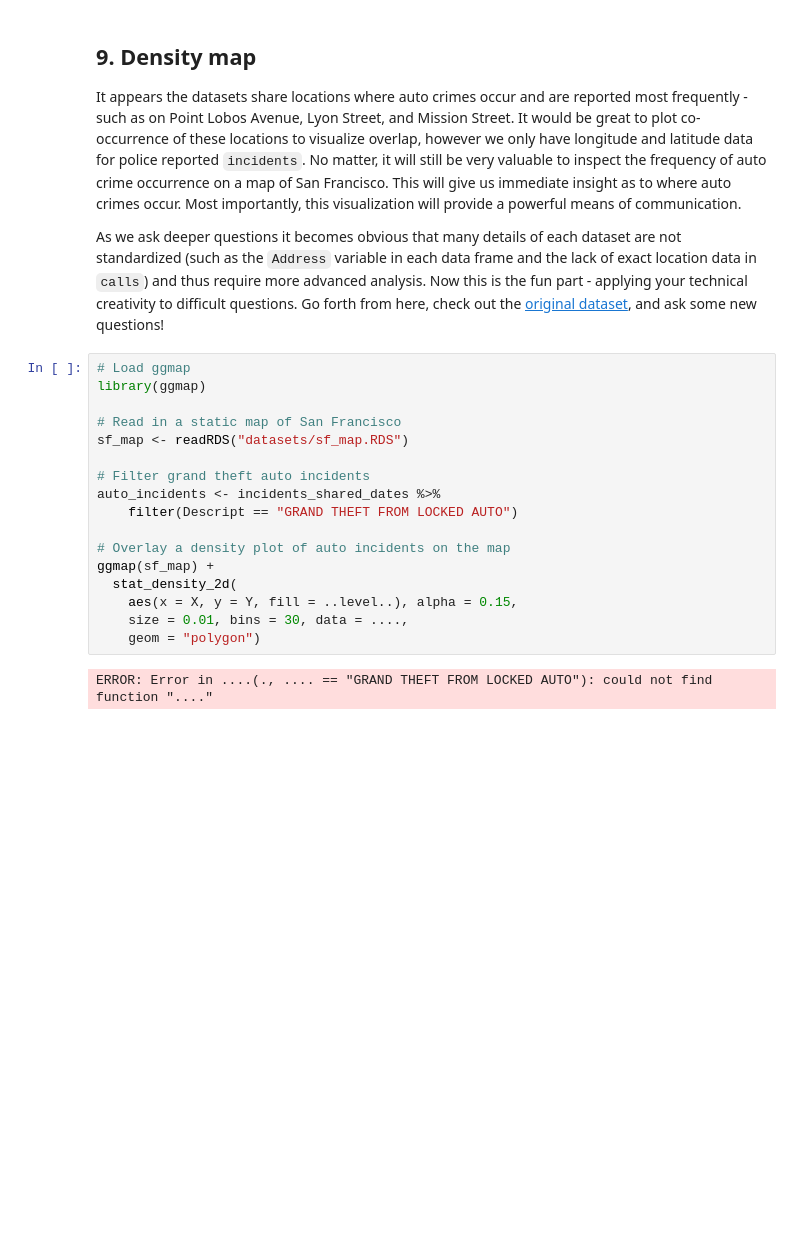
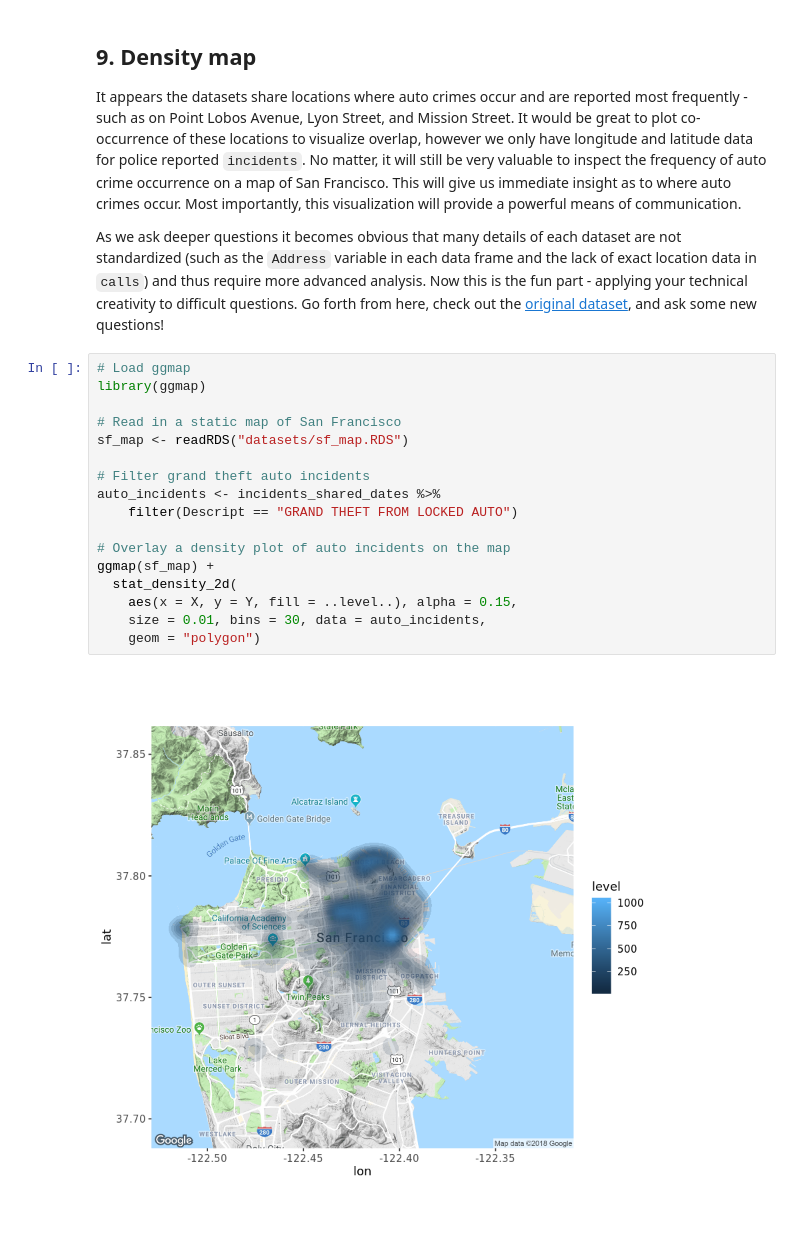
Before and after one commit to Celia-Zhu/data-camp-guided-projects, a Jupyter notebook: Data Science for Social Good-Crime Study/notebook.ipynb, the cells around one changed output. Drawn from its saved outputs; the diff is of its cells as text; blank space fills up the shorter version.

```diff
--- a/Data Science for Social Good-Crime Study/notebook.ipynb
+++ b/Data Science for Social Good-Crime Study/notebook.ipynb
@@ -258,19 +258,19 @@ location_incidents
 # %%
 # Load ggmap
 library(ggmap)
 
 # Read in a static map of San Francisco
 sf_map <- readRDS("datasets/sf_map.RDS")
 
 # Filter grand theft auto incidents
 auto_incidents <- incidents_shared_dates %>%
     filter(Descript == "GRAND THEFT FROM LOCKED AUTO")
 
 # Overlay a density plot of auto incidents on the map
 ggmap(sf_map) +
   stat_density_2d(
     aes(x = X, y = Y, fill = ..level..), alpha = 0.15,
-    size = 0.01, bins = 30, data = ....,
+    size = 0.01, bins = 30, data = auto_incidents,
     geom = "polygon")
 # %% [output]
-ERROR: Error in ....(., .... == "GRAND THEFT FROM LOCKED AUTO"): could not find function "...."
+[figure, added]
```
Also changed, not shown: 2 other files.
